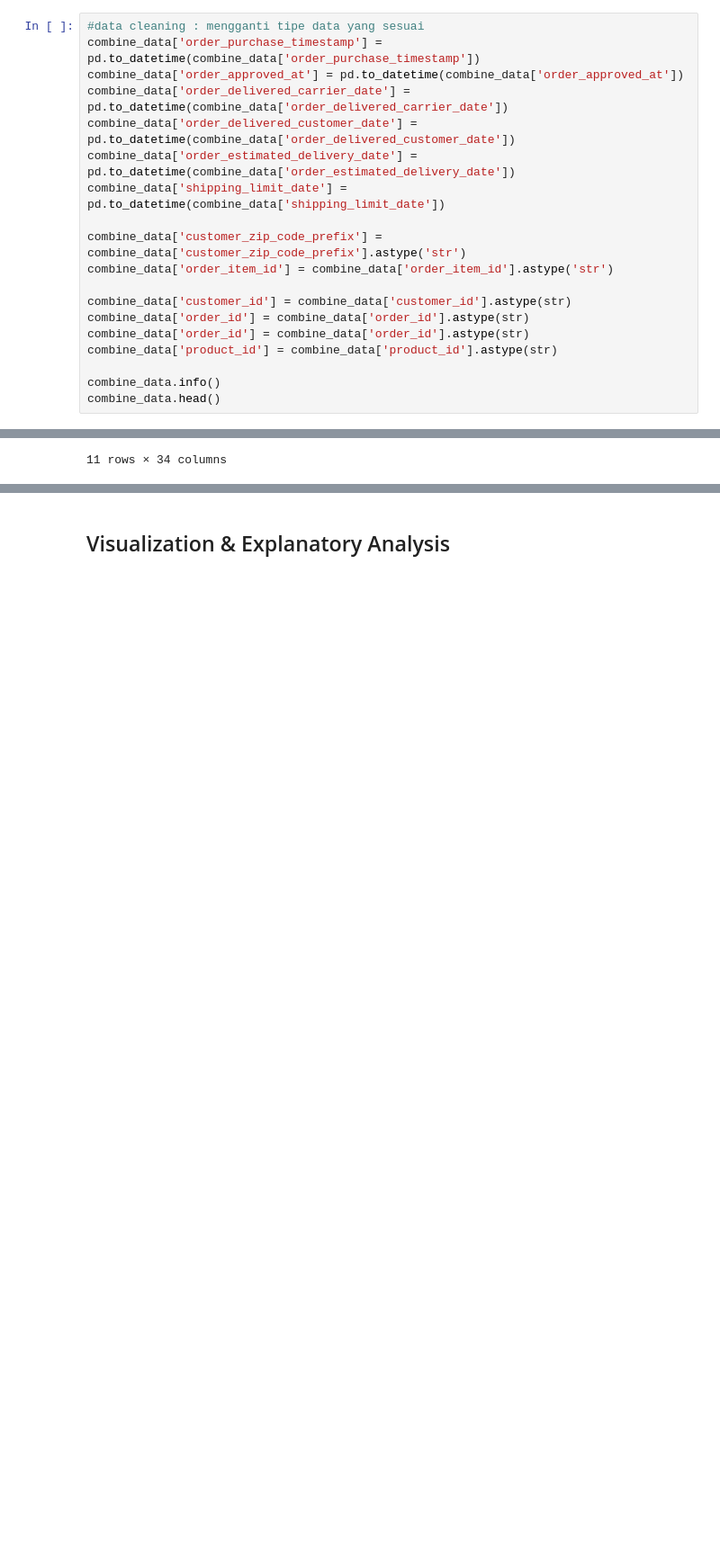
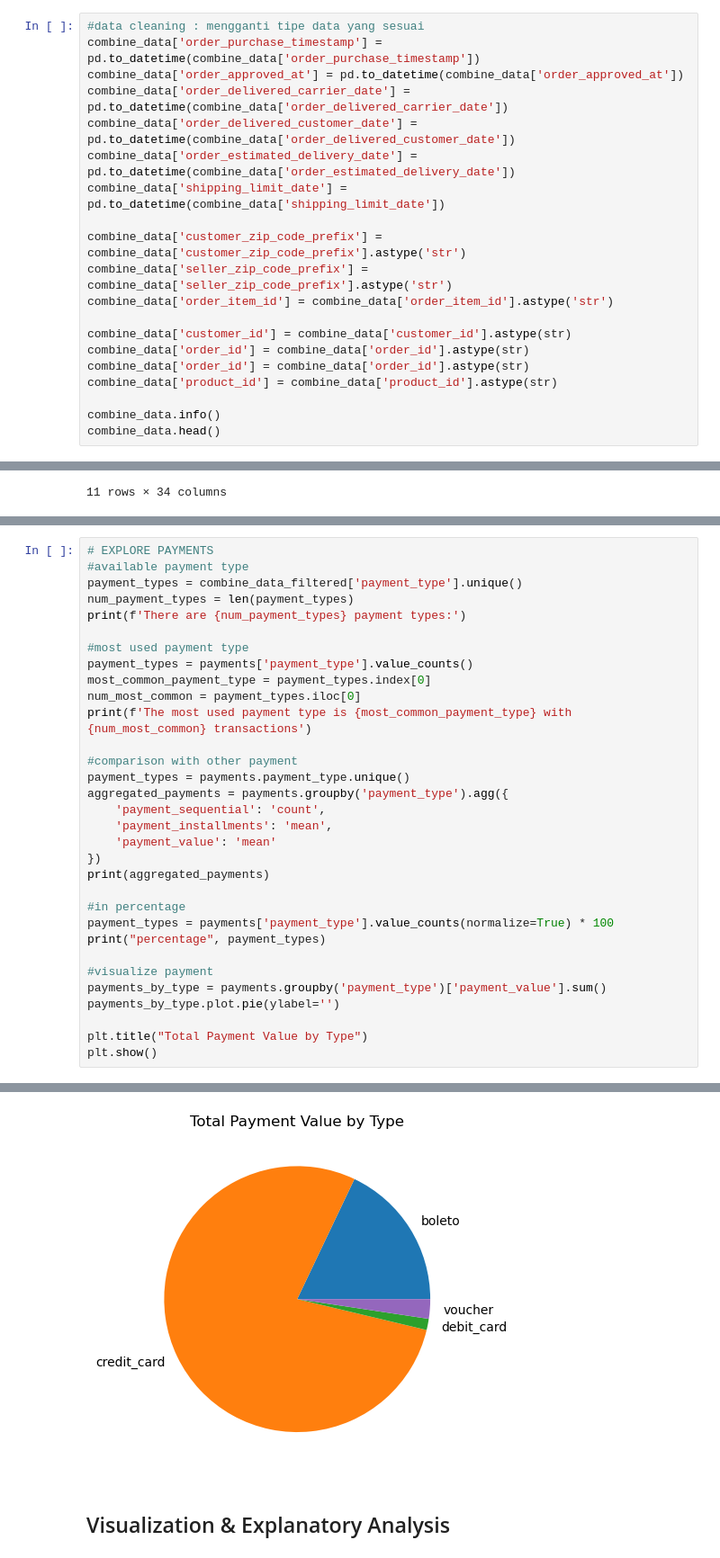
Before and after one commit to zhavei/Data-Analyst-Project-Ecommerce-Public-Dataset, a Jupyter notebook: notebook.ipynb, the cells around one changed output, grey strips where cells are left out. Shown at 90% size. Cells and saved outputs as stored; diff of their text form; blank space fills up the shorter version.

Commit message:
visualize

```diff
--- a/notebook.ipynb
+++ b/notebook.ipynb
@@ -376,6 +376,7 @@ combine_data['order_estimated_delivery_date'] = pd.to_datetime(combine_data['ord
 combine_data['shipping_limit_date'] = pd.to_datetime(combine_data['shipping_limit_date'])
 
 combine_data['customer_zip_code_prefix'] = combine_data['customer_zip_code_prefix'].astype('str')
+combine_data['seller_zip_code_prefix'] = combine_data['seller_zip_code_prefix'].astype('str')
 combine_data['order_item_id'] = combine_data['order_item_id'].astype('str')
 
 combine_data['customer_id'] = combine_data['customer_id'].astype(str)
@@ -514,0 +684,33 @@ combine_data_filtered = combine_data[[
+# %%
+# EXPLORE PAYMENTS
+#available payment type
+payment_types = combine_data_filtered['payment_type'].unique()
+num_payment_types = len(payment_types)
+print(f'There are {num_payment_types} payment types:')
+
+#most used payment type
+payment_types = payments['payment_type'].value_counts()
+most_common_payment_type = payment_types.index[0]
+num_most_common = payment_types.iloc[0]
+print(f'The most used payment type is {most_common_payment_type} with {num_most_common} transactions')
+
+#comparison with other payment
+payment_types = payments.payment_type.unique()
+aggregated_payments = payments.groupby('payment_type').agg({
+    'payment_sequential': 'count',
+    'payment_installments': 'mean',
+    'payment_value': 'mean'
+})
+print(aggregated_payments)
+
+#in percentage
+payment_types = payments['payment_type'].value_counts(normalize=True) * 100
+print("percentage", payment_types)
+
+#visualize payment
+payments_by_type = payments.groupby('payment_type')['payment_value'].sum()
+payments_by_type.plot.pie(ylabel='')
+
+plt.title("Total Payment Value by Type")
+plt.show()
+# %% [output]
@@ -515,3 +733,4 @@ combine_data_filtered = combine_data[[
+[figure, added]
 # %% [markdown]
 ## Visualization & Explanatory Analysis
 # %% [markdown]
```
Also changed, not shown: parts of 22 cells of this notebook.
